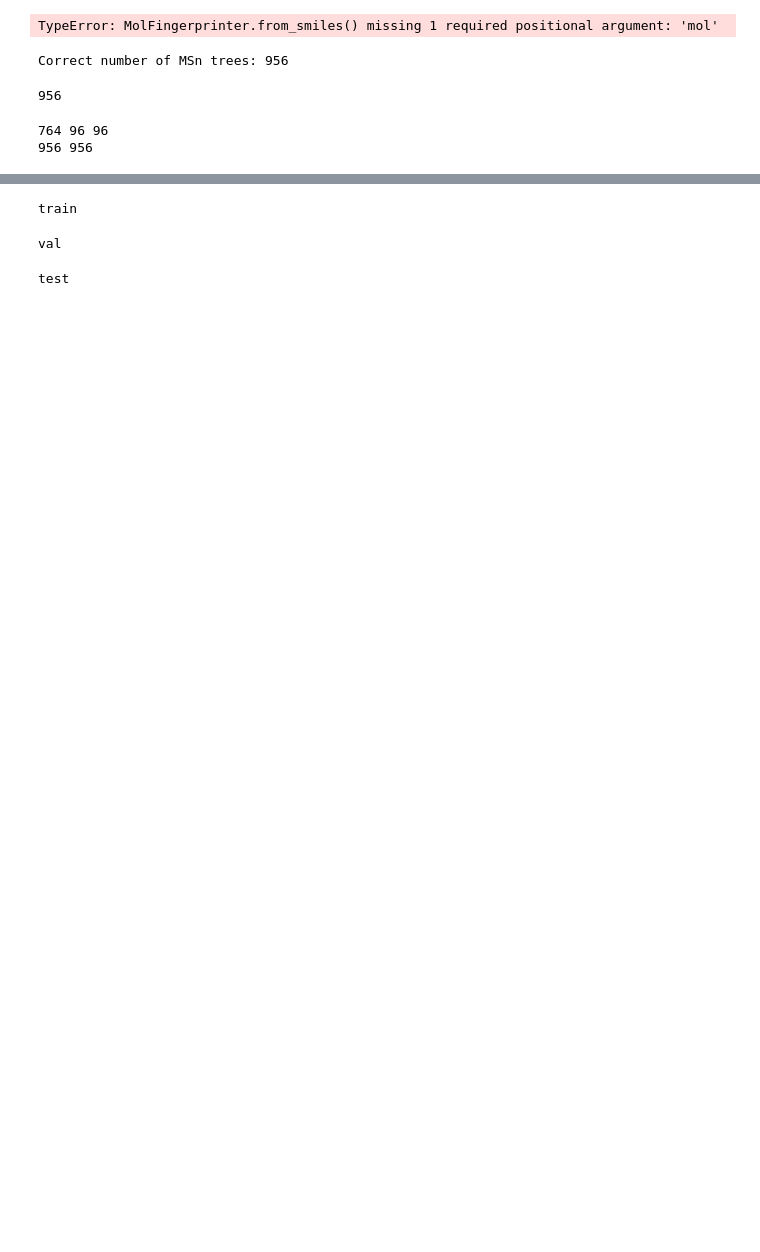
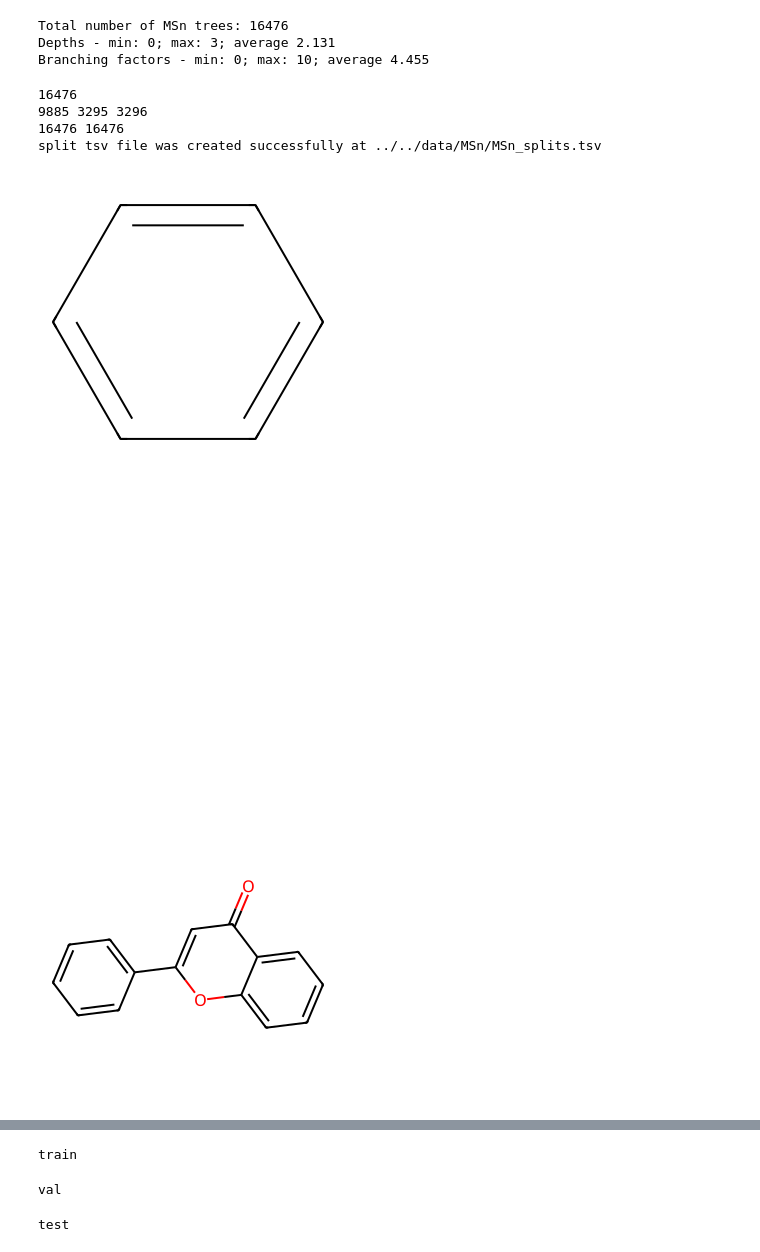
Before and after one commit to Quicken90905/MassSpecGym, a Jupyter notebook: notebooks/MSn/main.ipynb, the cells around one changed output, grey strips where cells are left out. Saved outputs shown, nothing was run; the diff lists cells and outputs as text; code cells hidden in the pictures; blank space fills up the shorter version.

```diff
--- a/notebooks/MSn/main.ipynb
+++ b/notebooks/MSn/main.ipynb
@@ -2,22 +2,23 @@
 import os
 import numpy as np
 import pandas as pd
-from pandarallel import pandarallel
 import seaborn as sns
 from tqdm import tqdm
-tqdm.pandas()
+from rdkit import Chem
 import matplotlib.pyplot as plt
-from rdkit import Chem
 from rdkit.Chem import DataStructs
-from massspecgym.data.datasets import MassSpecDataset, MSnDataset
-from massspecgym.data.data_module import MassSpecDataModule
+from IPython.display import display
 from massspecgym.data.transforms import MolFingerprinter
+from massspecgym.data.datasets import MSnDataset
 from massspecgym.utils import (
-    morgan_fp, init_plotting, parse_paths_from_df, find_duplicate_smiles, add_identifiers,
-    visualize_MSn_tree, smiles_to_scaffold, train_val_test_split, create_split_file
+    morgan_fp, init_plotting, smiles_to_scaffold,
+    train_val_test_split, create_split_file
     )
 %reload_ext autoreload
 %autoreload 2
+%matplotlib inline
+tqdm.pandas()
+sns.set_theme(color_codes=True)
 # %%
 datasets_paths = ["../../data/MSn/20231031_nihnp_library_pos_all_lib_MSn.mgf",
                   "../../data/MSn/20231130_mcescaf_library_pos_all_lib_MSn.mgf",
@@ -47,4 +52,0 @@ print(len(msn_dataset))
-# %%
-msn_dataset[0]
-# %% [output]
-TypeError: MolFingerprinter.from_smiles() missing 1 required positional argument: 'mol'
@@ -53,22 +53,57 @@ msn_dataset.metadata.to_csv("../../data/MSn/all_MSn_spectra.csv")
 # %%
+# do some basic data analysis on the merged datasets
 metadata_df = pd.read_csv("../../data/MSn/all_MSn_spectra.csv")
-correct_number_of_trees = 0  # number of occurances of "ms_level" == 2
+trees_total = 0  # number of occurances of "ms_level" == 2
 for ms_level, precursor_mz in zip(metadata_df["ms_level"], metadata_df["precursor_mz"]):
     if int(ms_level) == 2:
-        correct_number_of_trees += 1
-print("Correct number of MSn trees:", correct_number_of_trees)
+        trees_total += 1
+print("Total number of MSn trees:", trees_total)
+
+branching = []
+branching_factors = []
+for tree in msn_dataset.trees:
+    branching.append(tree.get_depth())
+    branching_factors.append(tree.get_branching_factor())
+print(f"Depths - min: {min(branching)}; max: {max(branching)}; average {round(np.average(branching), 3)}")
+print(f"Branching factors - min: {min(branching_factors)}; max: {max(branching_factors)}; average {round(np.average(branching_factors), 3)}")
+print()
 # %% [output]
-Correct number of MSn trees: 956
+Total number of MSn trees: 16476
+Depths - min: 0; max: 3; average 2.131
+Branching factors - min: 0; max: 10; average 4.455
-# %%
-all_smiles = [smi for smi in [msn_dict["mol"] for msn_dict in msn_dataset]]
-scaffolds = [smiles_to_scaffold(smi) for smi in all_smiles]
-print(len(all_smiles))
-# %% [output]
-956
 # %%
-train, validation, test = train_val_test_split(all_smiles, scaffolds)
+# generate scaffolds
+all_smiles = [smi for smi in msn_dataset.smiles]
+scaffolds = [smiles_to_scaffold(smi) for smi in all_smiles]
+print(len(all_smiles))
+
+# perform scaffold split
+train, validation, test = train_val_test_split(all_smiles, scaffolds, n_splits=5)
 print(len(train), len(validation), len(test))
 print(len(train)+len(validation)+len(test), len(all_smiles))
+
+# and save the split into a file
+split_tsv_path = "../../data/MSn/MSn_splits.tsv"
+create_split_file(msn_dataset, train, validation, test, split_tsv_path)
 # %% [output]
-764 96 96
-956 956
+16476
+9885 3295 3296
+16476 16476
+split tsv file was created successfully at ../../data/MSn/MSn_splits.tsv
+# %%
+counts = {}
+for s in scaffolds:
+    counts[s] = counts.get(s, 0) + 1
+
+most_common_strings = sorted(counts.items(), key=lambda x: x[1], reverse=True)[:5]
+
+common_smi = [tup[0] for tup in most_common_strings]
+for smi in common_smi:
+    mol = Chem.MolFromSmiles(smi)
+    Chem.rdDepictor.Compute2DCoords(mol)
+    img = Chem.Draw.MolToImage(mol)
+    display(img)
+# %% [output]
+[figure, added]
+[figure, added]
+[figure, added]
```
Also changed, not shown: parts of 17 cells of this notebook, 10 other files.
